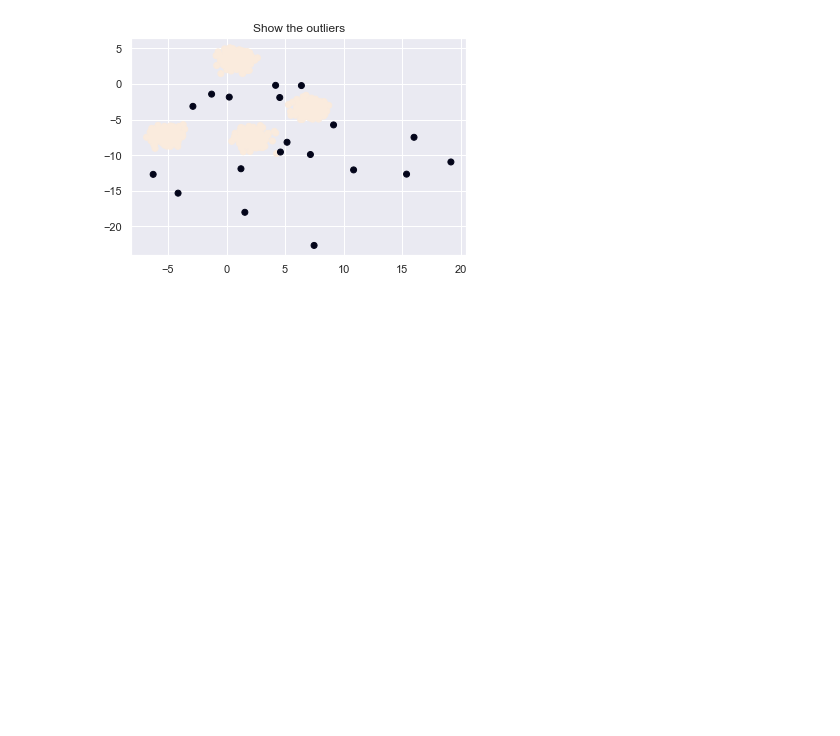
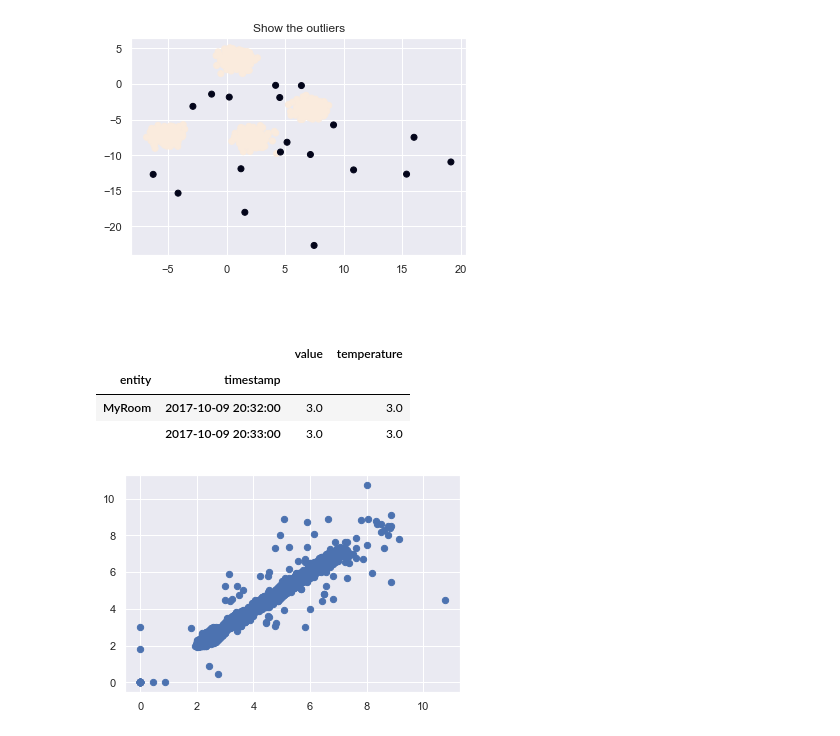
Before and after one commit to sedgewickmm18/notebooks-attic, a Jupyter notebook: Unsupervised outlier detection in multidimensional data.ipynb, the cells around one changed output. Saved outputs shown, nothing was run; the diff lists cells and outputs as text; code cells hidden in the pictures; blank space fills up the shorter version.

```diff
--- a/Unsupervised outlier detection in multidimensional data.ipynb
+++ b/Unsupervised outlier detection in multidimensional data.ipynb
@@ -200,3 +208,34 @@ plt.title('Show the outliers')
 # %% [output]
 Text(0.5, 1.0, 'Show the outliers')
 [figure]
+# %% [markdown]
+###
+# %%
+Temperature = 'temperature'
+
+# Get stuff in
+df_i = pd.read_csv('./data/AzureAnomalysample.csv', index_col=False, parse_dates=['timestamp'])
+
+df_i['entity']='MyRoom'
+df_i[Temperature]=df_i['value']
+#df_i = df_i.drop(columns=['value'])
+
+# and sort it by timestamp
+df_i = df_i.sort_values(by='timestamp')
+df_i = df_i.set_index(['entity','timestamp']).dropna()
+
+df_i.head(2)
+# %% [output]
+|  |  | value | temperature |
+| entity | timestamp |  |  |
+| MyRoom | 2017-10-09 20:32:00 | 3.0 | 3.0 |
+|  | 2017-10-09 20:33:00 | 3.0 | 3.0 |
+# %%
+# data is evenly spaced, no need to resample - just extract
+
+temperature = df_i['value'].values
+temp_win = skiutil.view_as_windows(temperature, window_shape=(2,), step=1)
+# %%
+plt.scatter(temp_win[:, 0], temp_win[:, 1], s=40, cmap='viridis');
+# %% [output]
+[figure, added]
```
Also changed, not shown: parts of 7 cells of this notebook.
